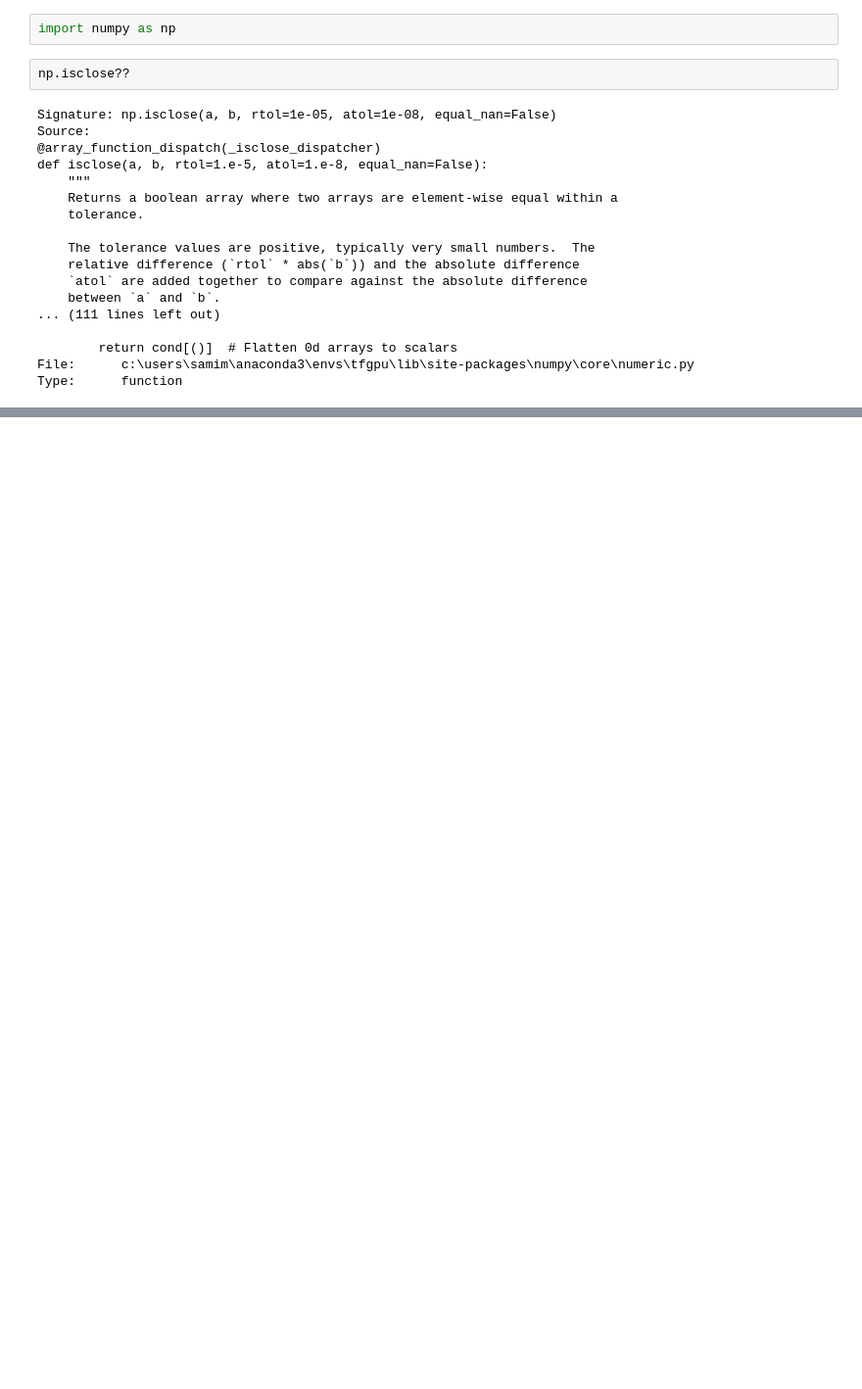
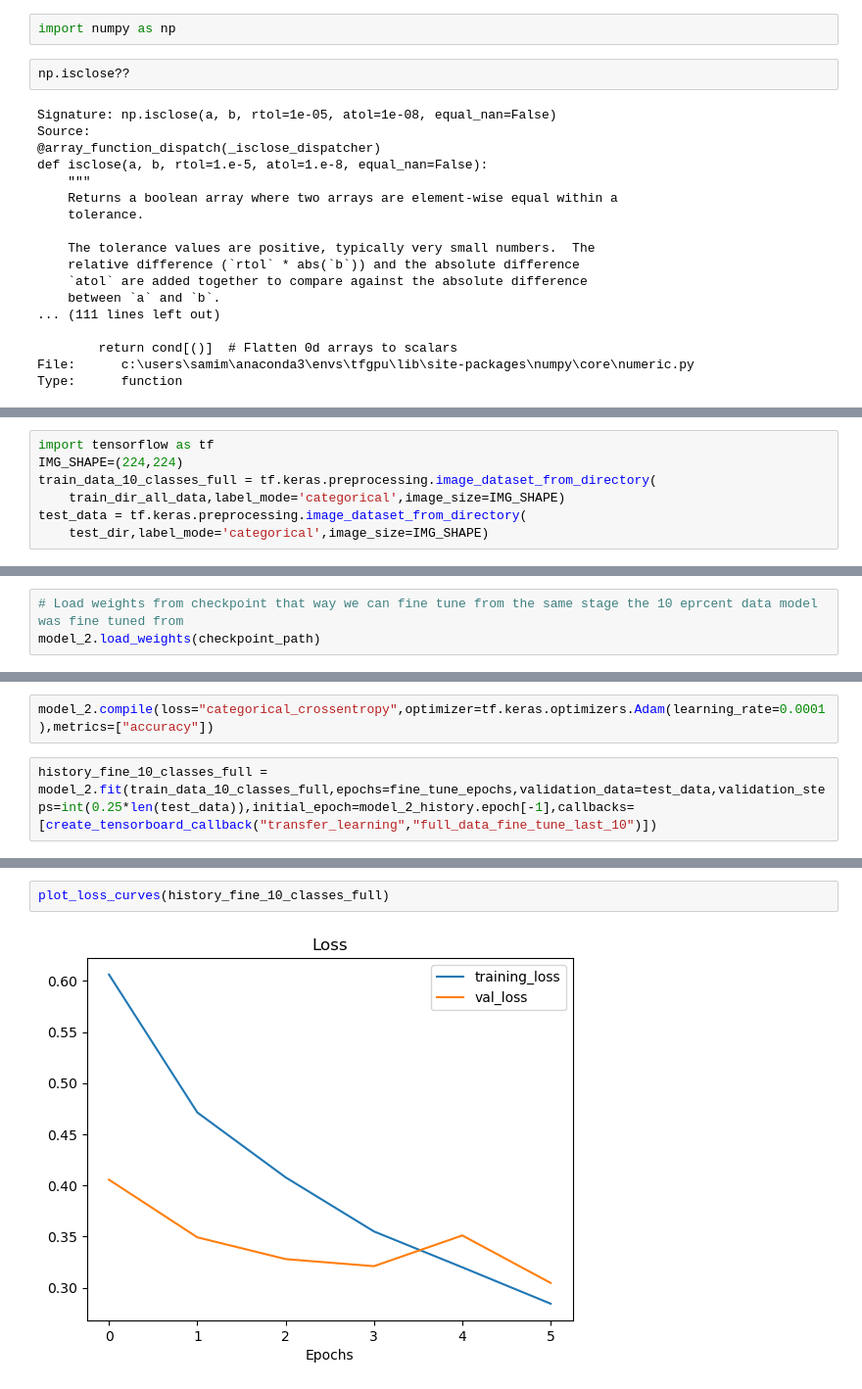
Before and after one commit to sam2420/Deep_Learning_Tensorflow, a Jupyter notebook: 05_transfer_learning_tensorflow_fine_tuning.ipynb, the cells around one changed output, grey strips where cells are left out. Shown at 98% size. Cells and saved outputs as stored; diff of their text form; blank space fills up the shorter version.

```diff
--- a/05_transfer_learning_tensorflow_fine_tuning.ipynb
+++ b/05_transfer_learning_tensorflow_fine_tuning.ipynb
@@ -437,0 +562,7 @@ Type:      function
+# %%
+import tensorflow as tf
+IMG_SHAPE=(224,224)
+train_data_10_classes_full = tf.keras.preprocessing.image_dataset_from_directory(
+    train_dir_all_data,label_mode='categorical',image_size=IMG_SHAPE)
+test_data = tf.keras.preprocessing.image_dataset_from_directory(
+    test_dir,label_mode='categorical',image_size=IMG_SHAPE)
@@ -437,0 +584,3 @@ Type:      function
+# %%
+# Load weights from checkpoint that way we can fine tune from the same stage the 10 eprcent data model was fine tuned from
+model_2.load_weights(checkpoint_path)
@@ -437,0 +626,4 @@ Type:      function
+# %%
+model_2.compile(loss="categorical_crossentropy",optimizer=tf.keras.optimizers.Adam(learning_rate=0.0001),metrics=["accuracy"])
+# %%
+history_fine_10_classes_full = model_2.fit(train_data_10_classes_full,epochs=fine_tune_epochs,validation_data=test_data,validation_steps=int(0.25*len(test_data)),initial_epoch=model_2_history.epoch[-1],callbacks=[create_tensorboard_callback("transfer_learning","full_data_fine_tune_last_10")])
@@ -437,0 +666,4 @@ Type:      function
+# %%
+plot_loss_curves(history_fine_10_classes_full)
+# %% [output]
+[figure, added]
```
Also changed, not shown: parts of 38 cells of this notebook, 18 other files.
